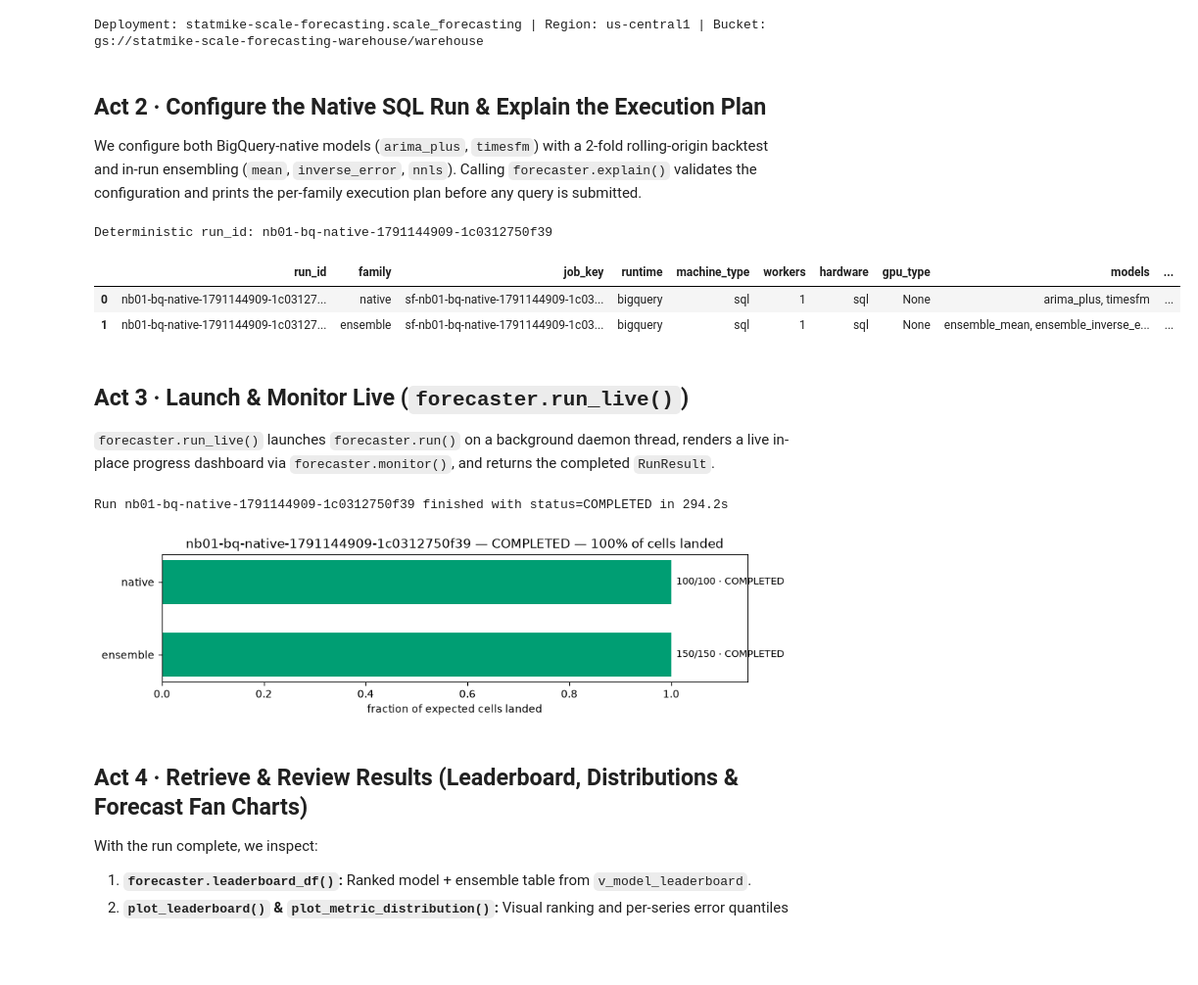
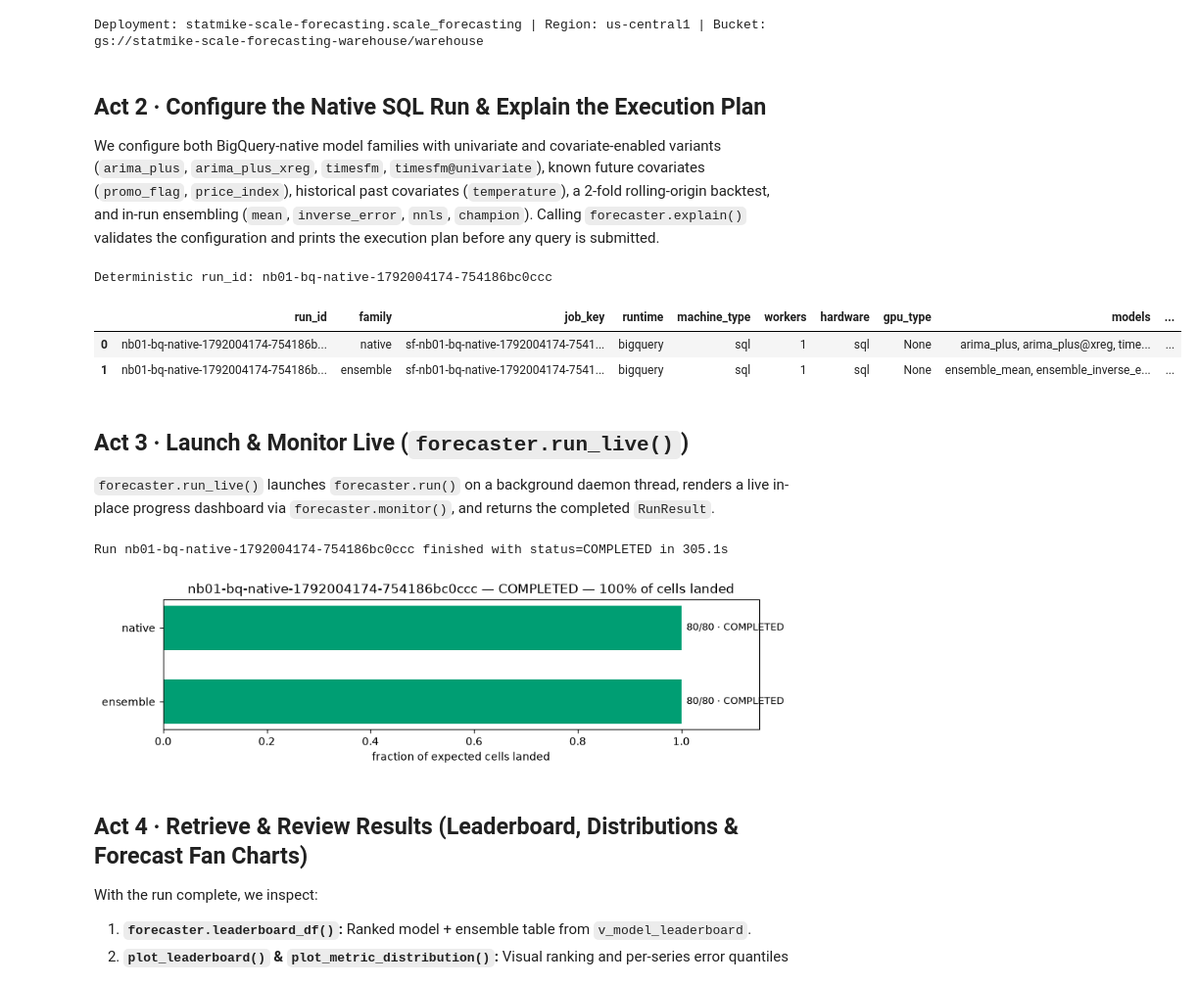
Before and after one commit to statmike/scale-forecasting, a Jupyter notebook: notebooks/01_bigquery_native_sql.ipynb, the cells around one changed output. Shown at 98% size. Cells and saved outputs as stored; diff of their text form; code cells hidden in the pictures; blank space fills up the shorter version.

```diff
--- a/notebooks/01_bigquery_native_sql.ipynb
+++ b/notebooks/01_bigquery_native_sql.ipynb
@@ -110,38 +110,42 @@ Deployment: statmike-scale-forecasting.scale_forecasting | Region: us-central1 |
 # %% [markdown]
 ## Act 2 · Configure the Native SQL Run & Explain the Execution Plan
 
-We configure both BigQuery-native models (`arima_plus`, `timesfm`) with a 2-fold rolling-origin backtest and in-run ensembling (`mean`, `inverse_error`, `nnls`). Calling `forecaster.explain()` validates the configuration and prints the per-family execution plan before any query is submitted.
+We configure both BigQuery-native model families with univariate and covariate-enabled variants (`arima_plus`, `arima_plus_xreg`, `timesfm`, `timesfm@univariate`), known future covariates (`promo_flag`, `price_index`), historical past covariates (`temperature`), a 2-fold rolling-origin backtest, and in-run ensembling (`mean`, `inverse_error`, `nnls`, `champion`). Calling `forecaster.explain()` validates the configuration and prints the execution plan before any query is submitted.
 # %%
 import time
 from scale_forecasting import Forecaster, RunConfig
 
 # === Parameters — edit me ===============================================
 RUN_NAME = f"nb01 bq native {int(time.time())}"
-SOURCE_TABLE = "source_series_native"  # flip to "source_series_iceberg" to read BigLake Iceberg
-MODELS = ["arima_plus", "timesfm"]
+SOURCE_TABLE = "source_series_covariates_native"  # flip to "source_series_covariates_iceberg" to read BigLake Iceberg
+MODELS = ["arima_plus", "arima_plus_xreg", "timesfm", "timesfm@univariate"]
 HORIZON = 28
-SERIES_LIMIT = 50
+SERIES_LIMIT = 20
 N_FOLDS = 2
-ENSEMBLE_STRATEGIES = ["mean", "inverse_error", "nnls"]
+ENSEMBLE_STRATEGIES = ["mean", "inverse_error", "nnls", "champion"]
 # ========================================================================
 
 cfg = RunConfig(
     run_name=RUN_NAME,
     data={"source_table": SOURCE_TABLE, "horizon": HORIZON, "series_limit": SERIES_LIMIT},
     models=MODELS,
-    features={"holidays": ["US"]},
+    features={
+        "holidays": ["US"],
+        "future_covariates": ["promo_flag", "price_index"],
+        "past_covariates": ["temperature"],
+    },
     backtest={"enabled": True, "n_folds": N_FOLDS, "horizon": HORIZON, "step": HORIZON},
     ensemble={"enabled": True, "strategies": ENSEMBLE_STRATEGIES},
 )
 
 forecaster = Forecaster(cfg, settings=settings)
 print("Deterministic run_id:", forecaster.run_id)
 display(forecaster.explain())  # pass validate_data=True to also run BigQuery pre-flight table checks
 # %% [output]
-Deterministic run_id: nb01-bq-native-1791144909-1c0312750f39
+Deterministic run_id: nb01-bq-native-1792004174-754186bc0ccc
 |  | run_id | family | job_key | runtime | machine_type | workers | hardware | gpu_type | models | ... |
-| 0 | nb01-bq-native-1791144909-1c03127... | native | sf-nb01-bq-native-1791144909-1c03... | bigquery | sql | 1 | sql | None | arima_plus, timesfm | ... |
-| 1 | nb01-bq-native-1791144909-1c03127... | ensemble | sf-nb01-bq-native-1791144909-1c03... | bigquery | sql | 1 | sql | None | ensemble_mean, ensemble_inverse_e... | ... |
+| 0 | nb01-bq-native-1792004174-754186b... | native | sf-nb01-bq-native-1792004174-7541... | bigquery | sql | 1 | sql | None | arima_plus, arima_plus@xreg, time... | ... |
+| 1 | nb01-bq-native-1792004174-754186b... | ensemble | sf-nb01-bq-native-1792004174-7541... | bigquery | sql | 1 | sql | None | ensemble_mean, ensemble_inverse_e... | ... |
 # %% [markdown]
 ## Act 3 · Launch & Monitor Live (`forecaster.run_live()`)
 
@@ -150,8 +154,8 @@ Deterministic run_id: nb01-bq-native-1791144909-1c0312750f39
 result = forecaster.run_live(poll_s=10.0, probe=True)
 print(f"Run {result.run_id} finished with status={result.status} in {result.runtime_seconds:.1f}s")
 # %% [output]
-Run nb01-bq-native-1791144909-1c0312750f39 finished with status=COMPLETED in 294.2s
+Run nb01-bq-native-1792004174-754186bc0ccc finished with status=COMPLETED in 305.1s
-[figure, old version]
+[figure, new version]
 # %% [markdown]
 ## Act 4 · Retrieve & Review Results (Leaderboard, Distributions & Forecast Fan Charts)
 
```
Also changed, not shown: parts of 5 cells of this notebook, 29 other files.
